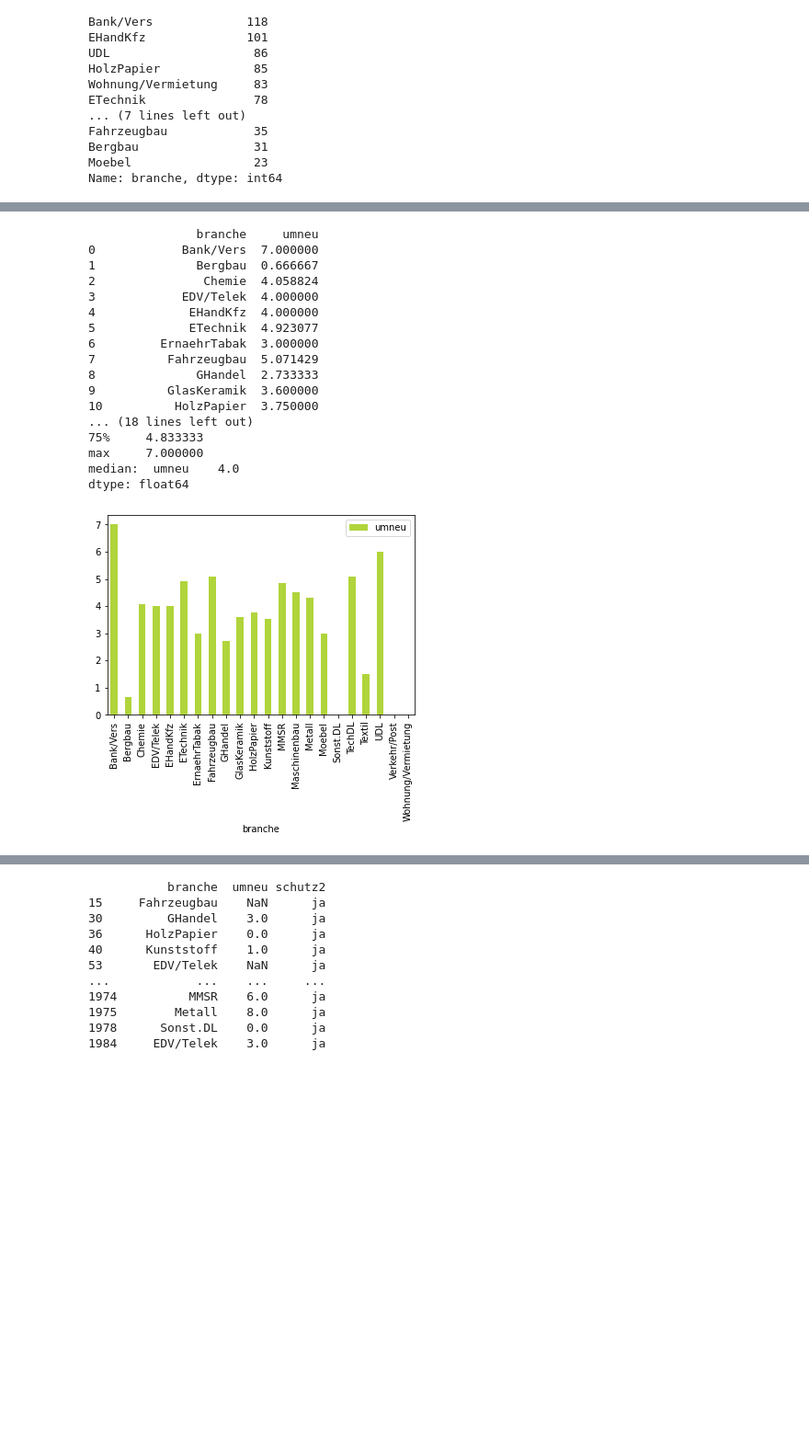
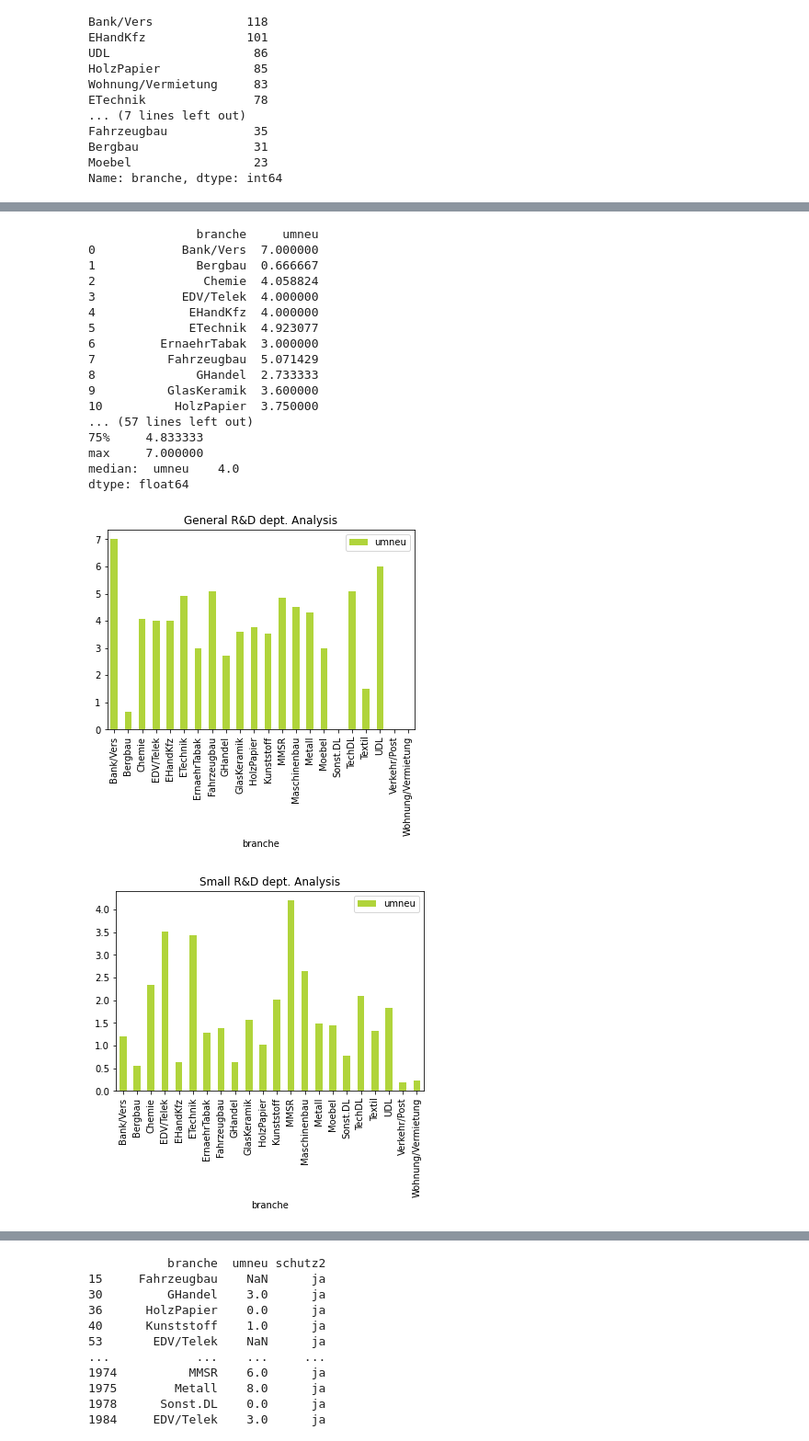
Before and after one commit to limarizon/Economics-and-Innovation-of-IP-Practica, a Jupyter notebook: script.ipynb, the cells around one changed output, grey strips where cells are left out. Shown: that part at 92% size. Drawn from its saved outputs; the diff is of its cells as text; code cells hidden in the pictures; blank space fills up the shorter version.

Commit message:
Added consideration of RND personnel

```diff
--- a/script.ipynb
+++ b/script.ipynb
@@ -125,7 +152,7 @@ LinregressResult(slope=0.2715517241379311, intercept=3.348275862068965, rvalue=0
 # X = techData['counter', 'um']. De rest is gelijk, alsook het aanpassen van de Y waarde of dergelijke. Weet dat
 # ik nu wel enkel heb verwezen naar de techData dataframe. Als je andere datasets hebt, die wat aangepast zijn zoals reeds
 # gedaan is in de code hieronder alsook hierboven, verwijs dan naar die dataframe ipv techData
-X = techData['counter']
+X = techData[['counter', 'fuebab']] #fuebab is een controle var nu.
 X = sm.add_constant(X)
 Y = techData['umneu']
 model = sm.OLS(Y, X).fit()
@@ -210,6 +254,6 @@ print(verylowipstats)
 # %%
 print(dataSet['branche'].value_counts())
-df = dataSet.filter(items=['um', 'umneu', 'schutz1'])
+df = dataSet.filter(items=['um', 'umneu', 'schutz1', 'fuebab'])
 # %% [output]
 TechDL                190
 Verkehr/Post          176
@@ -229,7 +273,7 @@ Bergbau                31
 Moebel                 23
 Name: branche, dtype: int64
 # %%
-#Patents
+#Check eens Rev/RevDoorInno bij bedrijven met patenten
 
 schutz1 = df['schutz1'].dropna()
 
@@ -241,8 +285,11 @@ dfSchutz1IPTrue = dfSchutz1IPTrue.replace(['x=0','0<x<5','5<=x<10','10<=x<15','1
 
 dfSchutz1IPTrue['umneu'].fillna(0, inplace=True)
 dfSchutz1IPTrue['um'].fillna(0, inplace=True)
+dfSchutz1IPTrue['fuebab'].fillna(0, inplace=True)
 dfSchutz1IPTrue = dfSchutz1IPTrue.sort_values(by=['um'], ascending=True)
 print(dfSchutz1IPTrue)
+
+
 x = dfSchutz1IPTrue['um']
 y = dfSchutz1IPTrue['umneu']
 coef = np.polyfit(x, y, 1)
@@ -253,6 +300,13 @@ dfSchutz1IPTrue.plot(kind='line', x='um', y= 'umneu', color='red')
 #door innovatie. We zullen dus per branche moeten zien hoeveel percentueel innovatie
 #bijdraagt per branche.
 plt.show()
+
 #P-waarde is ook te hoog : 0.15 > 0.05 om signifivant te zijn
-linregress(x, y)
+X = dfSchutz1IPTrue[['um', 'fuebab']] #fuebab is een controle var nu.
+X = sm.add_constant(X)
+Y = dfSchutz1IPTrue['umneu']
+model = sm.OLS(Y, X).fit()
+pred = model.predict(X)
+print_model = model.summary()
+print(print_model)
 # %% [output]
@@ -284,35 +380,84 @@ LinregressResult(slope=0.00017958689527172296, intercept=3.3421123416193956, rva
 #Patent
 
 #filter op alle bedrijven met een patent en check hun % aan revenue door innovatieve prodcuten
-dfCommon = dataSet.filter(items=['branche', 'umneu', 'schutz1'])
+dfCommon = dataSet.filter(items=['branche', 'umneu', 'schutz1', 'fuebab'])
 dfCommon = dfCommon.replace(['x=0','0<x<5','5<=x<10','10<=x<15','15<=x<20',
                                            '20<=x<30','30<=x<50', '50<=x<75', '75<=x<=100'],
                                           [0,1,2,3,4,5,6,7,8])
 dfCommon = dfCommon.loc[dfCommon['schutz1']=='ja']
 dfCommon['branche'].unique()
 patentAnalysis = dfCommon.groupby('branche', as_index=False)['umneu'].mean()
 print(patentAnalysis)
 patentAnalysis.plot(kind='bar', x='branche', y= 'umneu', color='#b0d43b')
+plt.title("General R&D dept. Analysis")
+plt.show()
+
+#Now take the people working in RND into consideration
+dfCommonPat = dataSet.filter(items=['branche', 'umneu', 'schutz1', 'fuebab'])
+#dfCommonPat = dfCommonPat['fuebab'].fillna(0, inplace=True)
+print(dfCommonPat)
+dfCommonPat = dfCommonPat.replace(['x=0','0<x<5','5<=x<10','10<=x<15','15<=x<20',
+                                           '20<=x<30','30<=x<50', '50<=x<75', '75<=x<=100'],
+                                          [0,1,2,3,4,5,6,7,8])
+
+dfCommonPatBig = dfCommonPat.loc[dfCommonPat['fuebab']>30]
+dfCommonPat = dfCommonPat.loc[dfCommonPat['fuebab']<30]
+
+#small RND dept
+patentAnalysisSmallBus = dfCommonPat.groupby('branche', as_index=False)['umneu'].mean()
+patentAnalysisSmallBus.plot(kind='bar', x='branche', y= 'umneu', color='#b0d43b')
+plt.title("Small R&D dept. Analysis")
+plt.show()
+
+#30 employees or more in RND
+patentAnalysisBigBus = dfCommonPatBig.groupby('branche', as_index=False)['umneu'].mean()
+patentAnalysisBigBus.plot(kind='bar', x='branche', y= 'umneu', color='#b0d43b')
+plt.title("Big R&D dept. Analysis")
+plt.show()
+
+#Check for lin relation between revenue due to inno witrh RND personel
+dfCommon['fuebab'].fillna(0, inplace=True)
+dfCommon['umneu'].fillna(0, inplace=True)
+X = dfCommon[['fuebab']] #fuebab is een controle var nu.
+X = sm.add_constant(X)
+Y = dfCommon['umneu']
+model = sm.OLS(Y, X).fit()
+pred = model.predict(X)
+#P<0,05 dus er is een lin verband
+print_model = model.summary()
+print(print_model)
+
+#Plot the lin regression
+x = dfCommon['umneu']
+y = dfCommon['fuebab']
+coef = np.polyfit(x, y, 1)
+polynomialFn = np.poly1d(coef)
+pl.plot(x, y, 'yo', x, polynomialFn(x), '--k')
+pl.xlabel('umneu')
+pl.ylabel('fuebab')
+plt.title('People in RND vs Revenue due to innovation')
+plt.show()
 
 #brief description of the data
 print(patentAnalysis.describe())
 print('median: ', patentAnalysis.median())
 # %% [output]
                branche     umneu
 0            Bank/Vers  7.000000
 1              Bergbau  0.666667
 2               Chemie  4.058824
 3            EDV/Telek  4.000000
 4             EHandKfz  4.000000
 5             ETechnik  4.923077
 6         ErnaehrTabak  3.000000
 7          Fahrzeugbau  5.071429
 8              GHandel  2.733333
 9          GlasKeramik  3.600000
 10          HolzPapier  3.750000
-... (18 lines left out)
+... (57 lines left out)
 75%     4.833333
 max     7.000000
 median:  umneu    4.0
 dtype: float64
-[figure, old version]
+[figure, new version]
+[figure, added]
```
Also changed, not shown: parts of 10 cells of this notebook.
